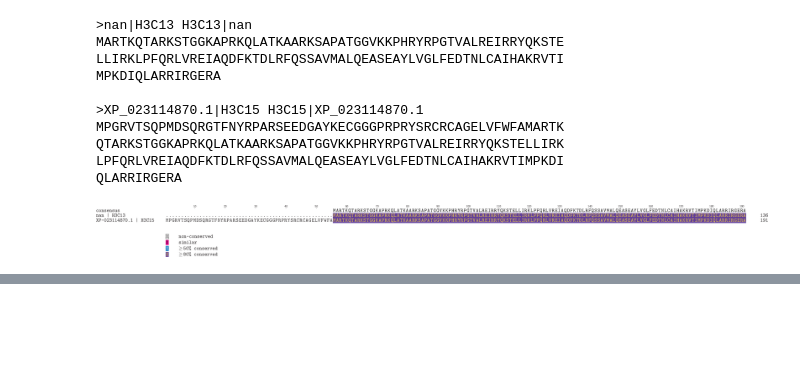
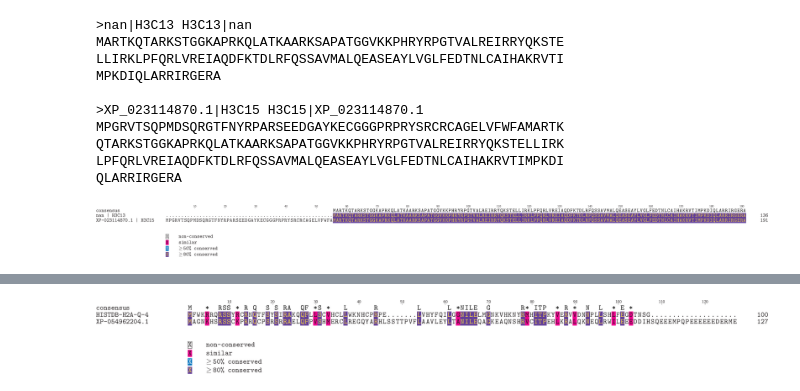
Before and after one commit to intbio/histonedb, a Jupyter notebook: CURATED_SET/mammalia_genes/msa.ipynb, the cells around one changed output, grey strips where cells are left out. Drawn from its saved outputs; the diff is of its cells as text; code cells hidden in the pictures; blank space fills up the shorter version.

```diff
--- a/CURATED_SET/mammalia_genes/msa.ipynb
+++ b/CURATED_SET/mammalia_genes/msa.ipynb
@@ -2123,3 +2123,13 @@ ipyshade.shadedmsa(
 )
 # %% [output]
 [figure]
+# %%
+sequences = """>HISTDB_H2A_Q_4 H2A.Q_Eutheria_Pan_paniscus
+MFWKRRQRSSYRCRNQTFSYSIRAKQQFLLSCVHCLLWKNHCPRPELVHYFQILGGNILELMGNKVHKNY
+RMHITPKYVERVVDNNPLLSHLFEGDTNSG
+
+>XP_054962204.1 histone H2A-like 3, partial [Pan paniscus]
+MAGNKHSRSSCKPRRQCPSRSRRAELQFPVSHMERCLREGQYARHLSSTTPVFLAAVLEYLTANILEQAG
+KEAQNSHRVCITPEHLKRALQKNEQLRWILEEEDDIHSQEEEMPQPEEEEEEDERME"""
+
+msa = muscle_aln(sequences)
@@ -2125,0 +2146,10 @@ ipyshade.shadedmsa(
+# %%
+#'similar','charge_functional', 'structure_functional', 'chemical_functional', 'hydropathy_functional'
+ipyshade.shadedmsa(
+    msa,
+    shading_modes=["similar"],
+    ruler=True,
+    # logo=True,
+)
+# %% [output]
+[figure, added]
```
Also changed, not shown: parts of 1 cell of this notebook, 5 other files.
